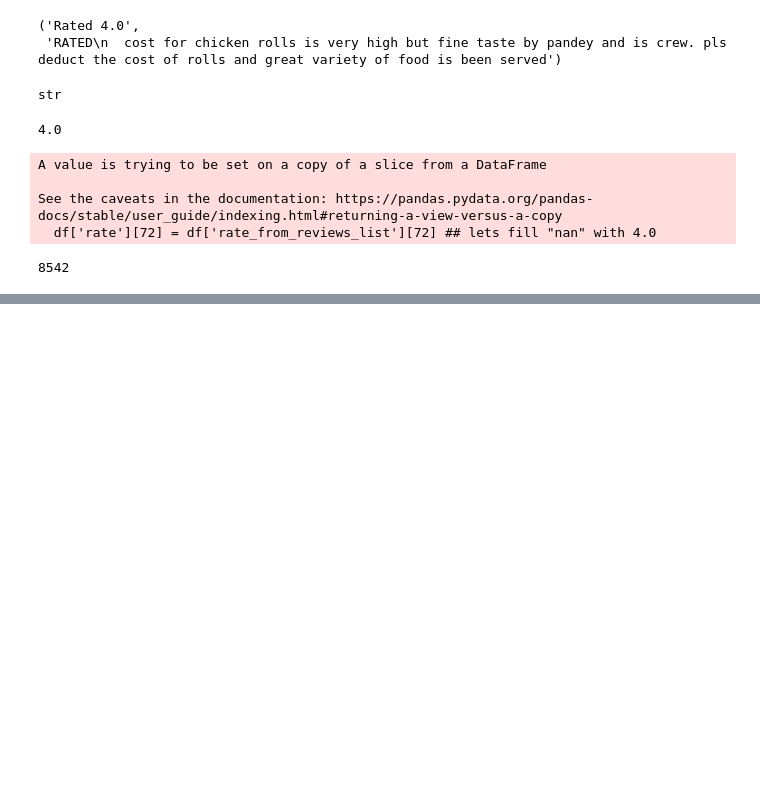
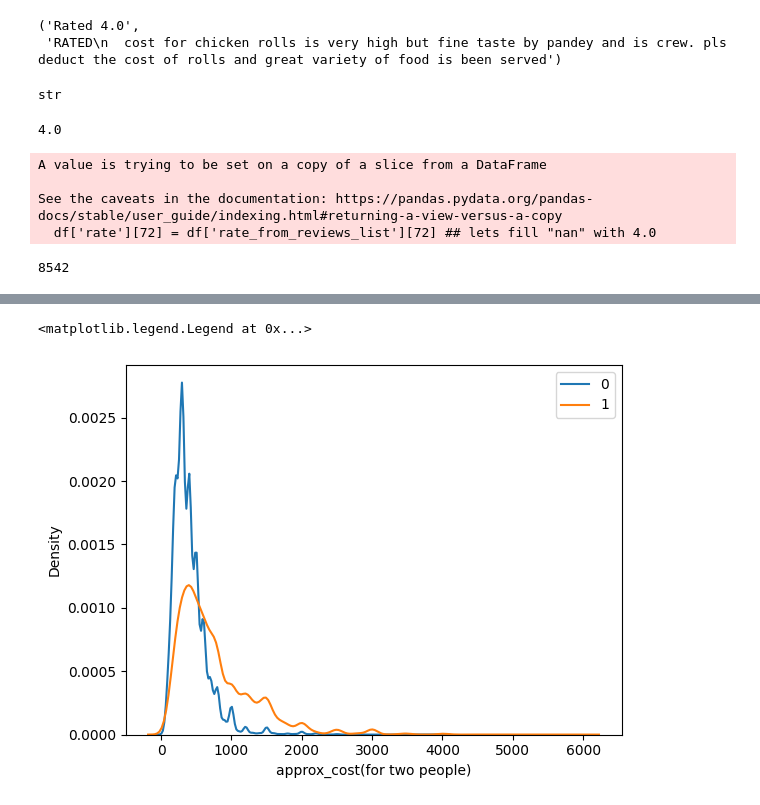
Before and after one commit to ABHISHEK-ALGO/ZOMATO-TIP, a Jupyter notebook: zomato .ipynb, the cells around one changed output, grey strips where cells are left out. Saved outputs shown, nothing was run; the diff lists cells and outputs as text; code cells hidden in the pictures; blank space fills up the shorter version.

```diff
--- a/zomato .ipynb
+++ b/zomato .ipynb
@@ -397,0 +485,7 @@ dataframe.head(3)
+# %%
+sns.distplot(dataframe[dataframe['target']==0]['approx_cost(for two people)'],hist=False,label=0)
+sns.distplot(dataframe[dataframe['target']==1]['approx_cost(for two people)'],hist = False,label=1)
+plt.legend()
+# %% [output]
+<matplotlib.legend.Legend at 0x...>
+[figure, added]
```
Also changed, not shown: parts of 63 cells of this notebook.
